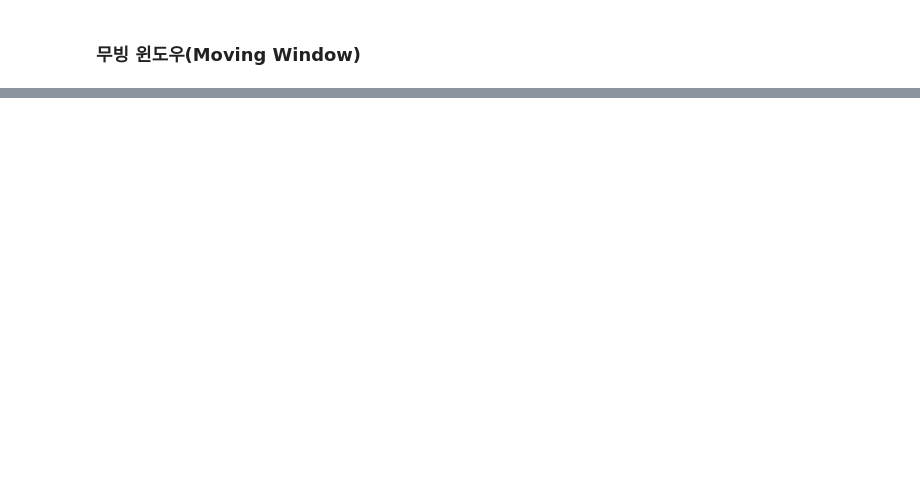
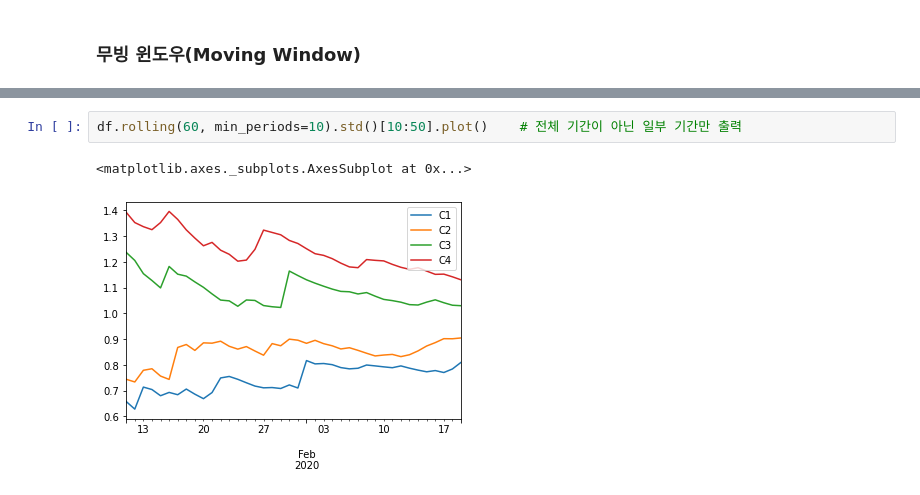
Before and after one commit to kksonge/cakd3_review, a Jupyter notebook: Pandas/시계열처리.ipynb, the cells around one changed output, grey strips where cells are left out. Cells and saved outputs as stored; diff of their text form; blank space fills up the shorter version.

```diff
--- a/Pandas/시계열처리.ipynb
+++ b/Pandas/시계열처리.ipynb
@@ -926,0 +1178,5 @@ dtype: float64
+# %%
+df.rolling(60, min_periods=10).std()[10:50].plot()    # 전체 기간이 아닌 일부 기간만 출력
+# %% [output]
+<matplotlib.axes._subplots.AxesSubplot at 0x...>
+[figure, added]
```
Also changed, not shown: parts of 27 cells of this notebook.
